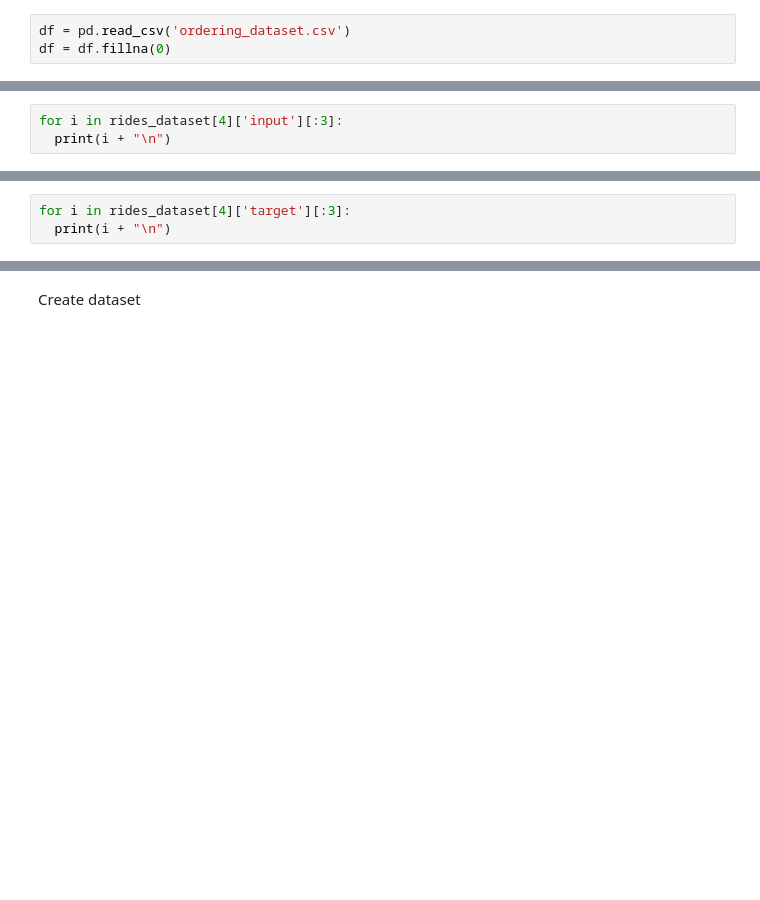
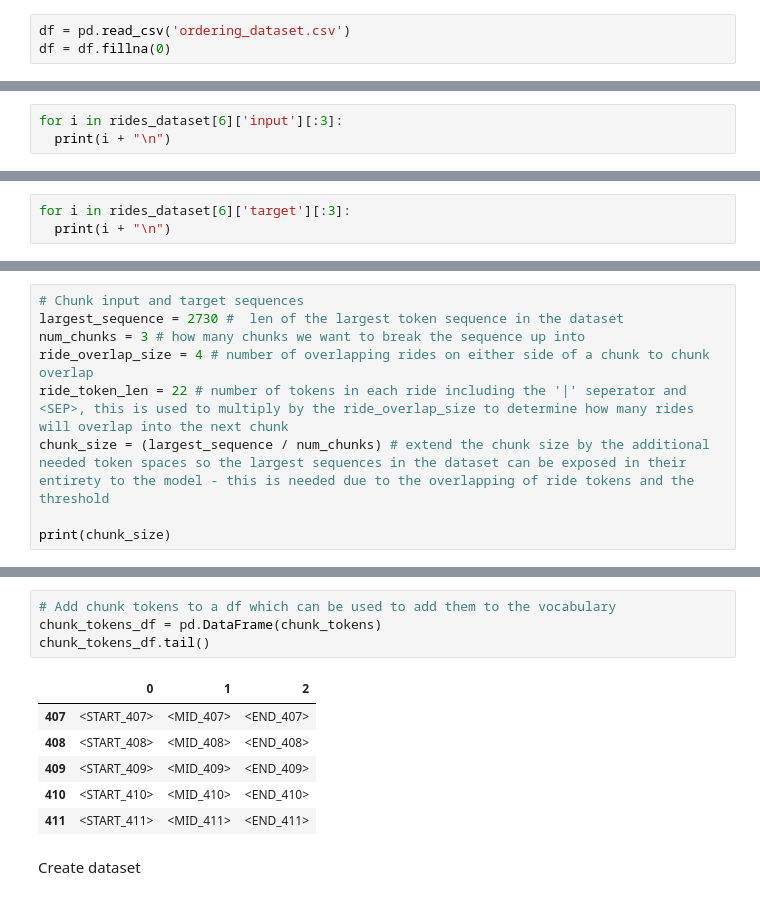
Before and after one commit to GarettGazay/ai_projects, a Jupyter notebook: RouteBuilder_TFR.ipynb, the cells around one changed output, grey strips where cells are left out. Cells and saved outputs as stored; diff of their text form; blank space fills up the shorter version.

Commit message:
Sequence chunking implemented

```diff
--- a/RouteBuilder_TFR.ipynb
+++ b/RouteBuilder_TFR.ipynb
@@ -88,6 +141,6 @@ def create_dataset(shuffled_rides, target_order):
 
 rides_dataset = create_dataset(shuffled_rides, target_order)
 # %%
-for i in rides_dataset[4]['input'][:3]:
+for i in rides_dataset[6]['input'][:3]:
   print(i + "\n")
 # %% [output]
@@ -99,4 +152,4 @@ for i in rides_dataset[4]['input'][:3]:
 # %%
-for i in rides_dataset[4]['target'][:3]:
+for i in rides_dataset[6]['target'][:3]:
   print(i + "\n")
 # %% [output]
@@ -111,0 +161,9 @@ list
+# %%
+# Chunk input and target sequences
+largest_sequence = 2730 #  len of the largest token sequence in the dataset
+num_chunks = 3 # how many chunks we want to break the sequence up into
+ride_overlap_size = 4 # number of overlapping rides on either side of a chunk to chunk overlap
+ride_token_len = 22 # number of tokens in each ride including the '|' seperator and <SEP>, this is used to multiply by the ride_overlap_size to determine how many rides will overlap into the next chunk
+chunk_size = (largest_sequence / num_chunks) # extend the chunk size by the additional needed token spaces so the largest sequences in the dataset can be exposed in their entirety to the model - this is needed due to the overlapping of ride tokens and the threshold
+
+print(chunk_size)
@@ -112,3 +267,14 @@ list
+# %%
+# Add chunk tokens to a df which can be used to add them to the vocabulary
+chunk_tokens_df = pd.DataFrame(chunk_tokens)
+chunk_tokens_df.tail()
+# %% [output]
+|  | 0 | 1 | 2 |
+| 407 | <START_407> | <MID_407> | <END_407> |
+| 408 | <START_408> | <MID_408> | <END_408> |
+| 409 | <START_409> | <MID_409> | <END_409> |
+| 410 | <START_410> | <MID_410> | <END_410> |
+| 411 | <START_411> | <MID_411> | <END_411> |
 # %% [markdown]
 Create dataset
 # %%
```
Also changed, not shown: parts of 31 cells of this notebook.
